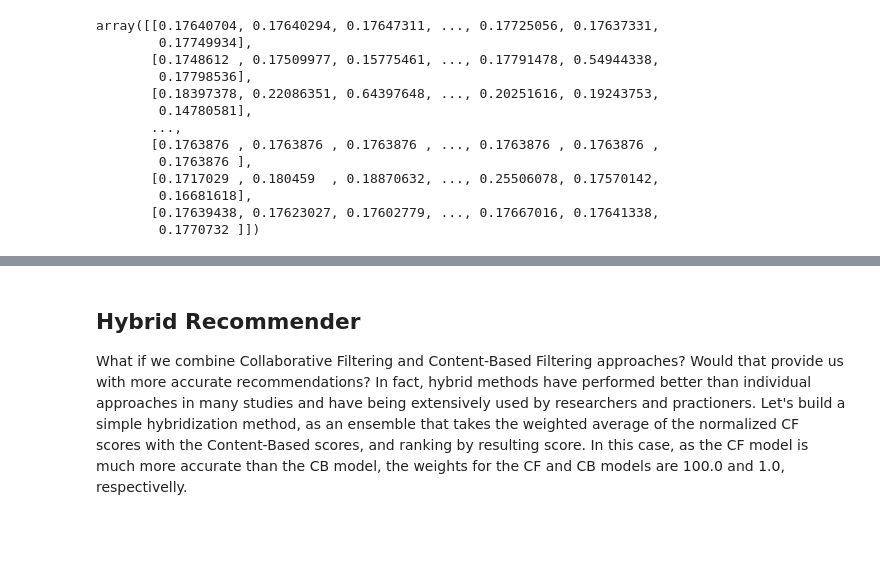
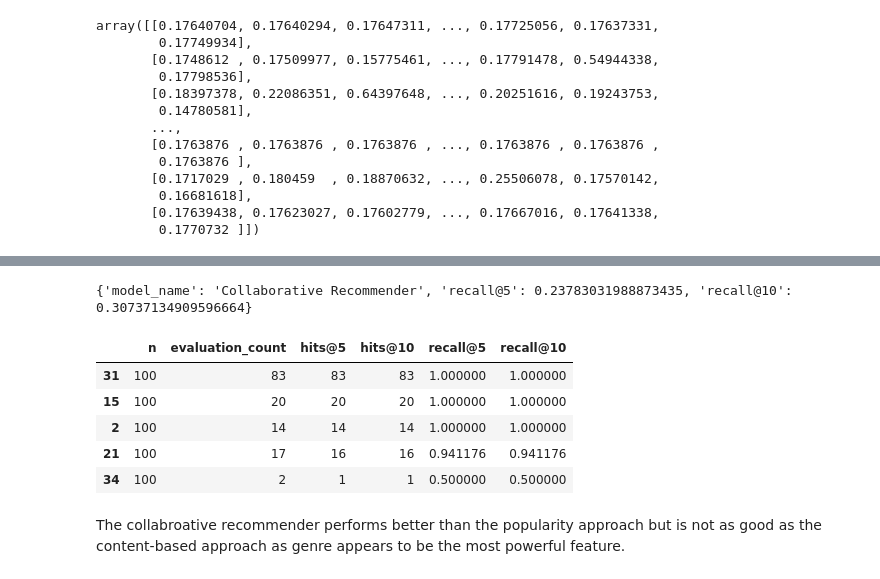
Before and after one commit to anthonyli358/spotify-recommender-systems, a Jupyter notebook: recommender_systems.ipynb, the cells around one changed output, grey strips where cells are left out. Saved outputs shown, nothing was run; the diff lists cells and outputs as text; code cells hidden in the pictures; blank space fills up the shorter version.

```diff
--- a/recommender_systems.ipynb
+++ b/recommender_systems.ipynb
@@ -431,7 +425,7 @@ class CollaborativeRecommender:
         self.matrix_preds_df = matrix_preds_df
         self.model_name = 'Collaborative Recommender'
 
-    def recommend_tracks(self, playlist_id, ignore_ids=[], topn=10, verbose=False):
+    def recommend_tracks(self, playlist_id, ignore_ids=[]):
         sorted_playlist_predictions = self.matrix_preds_df[playlist_id].sort_values(ascending=False) \
                                         .reset_index().rename(columns={playlist_id: 'recStrength'})
         recommendations_df = sorted_playlist_predictions[~sorted_playlist_predictions['id'].isin(ignore_ids)] \
@@ -448,14 +449,15 @@ content_model_recommendations_name[['id', 'name', 'artist_name', 'album_name', '
 # %%
-content_model_metrics, content_model_details = model_evaluator.evaluate_model(content_model)
+collaborative_model_metrics, collaborative_model_details = model_evaluator.evaluate_model(collaborative_model)
 
-print(content_model_metrics)
-content_model_details[[x for x in popularity_model_details.columns if x != 'playlist_id']] \
+print(collaborative_model_metrics)
+collaborative_model_details[[x for x in collaborative_model_details.columns if x != 'playlist_id']] \
     .sort_values('recall@5', ascending=False) \
-    .head(10)
+    .head()
+# %% [output]
+{'model_name': 'Collaborative Recommender', 'recall@5': 0.23783031988873435, 'recall@10': 0.30737134909596664}
+|  | n | evaluation_count | hits@5 | hits@10 | recall@5 | recall@10 |
+| 31 | 100 | 83 | 83 | 83 | 1.000000 | 1.000000 |
+| 15 | 100 | 20 | 20 | 20 | 1.000000 | 1.000000 |
+| 2 | 100 | 14 | 14 | 14 | 1.000000 | 1.000000 |
+| 21 | 100 | 17 | 16 | 16 | 0.941176 | 0.941176 |
+| 34 | 100 | 2 | 1 | 1 | 0.500000 | 0.500000 |
-# %% [markdown]
-## Hybrid Recommender
-
-What if we combine Collaborative Filtering and Content-Based Filtering approaches?
-Would that provide us with more accurate recommendations?
-In fact, hybrid methods have performed better than individual approaches in many studies and have being extensively used by researchers and practioners.
-Let's build a simple hybridization method, as an ensemble that takes the weighted average of the normalized CF scores with the Content-Based scores, and ranking by resulting score. In this case, as the CF model is much more accurate than the CB model, the weights for the CF and CB models are 100.0 and 1.0, respectivelly.
@@ -512,0 +464,2 @@ hybrid_recommender_model = HybridRecommender(content_based_recommender_model, cf
+# %% [markdown]
+The collabroative recommender performs better than the popularity approach but is not as good as the content-based approach as genre appears to be the most powerful feature.
```
Also changed, not shown: parts of 29 cells of this notebook.
